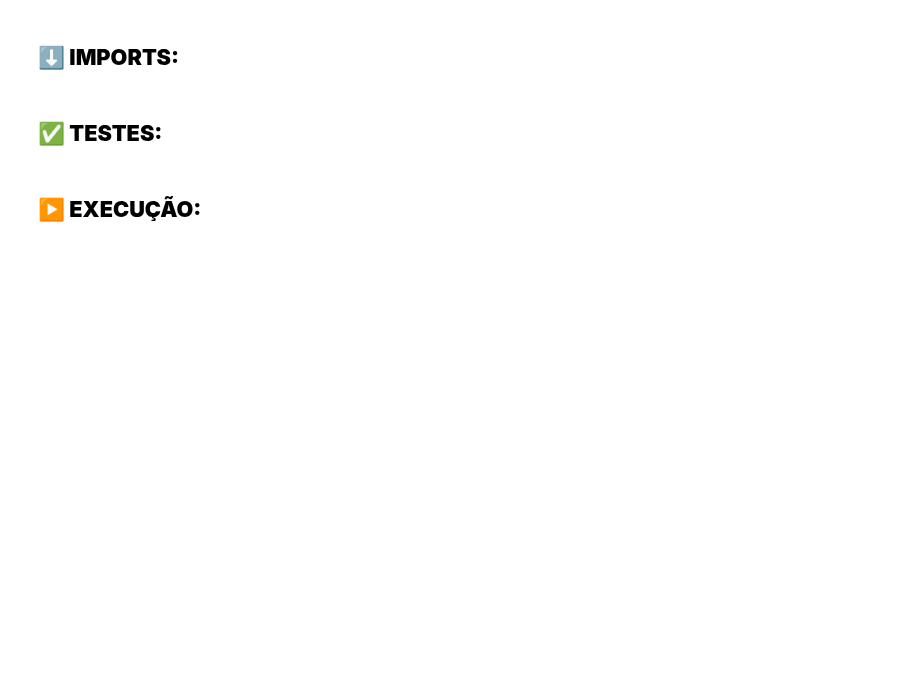
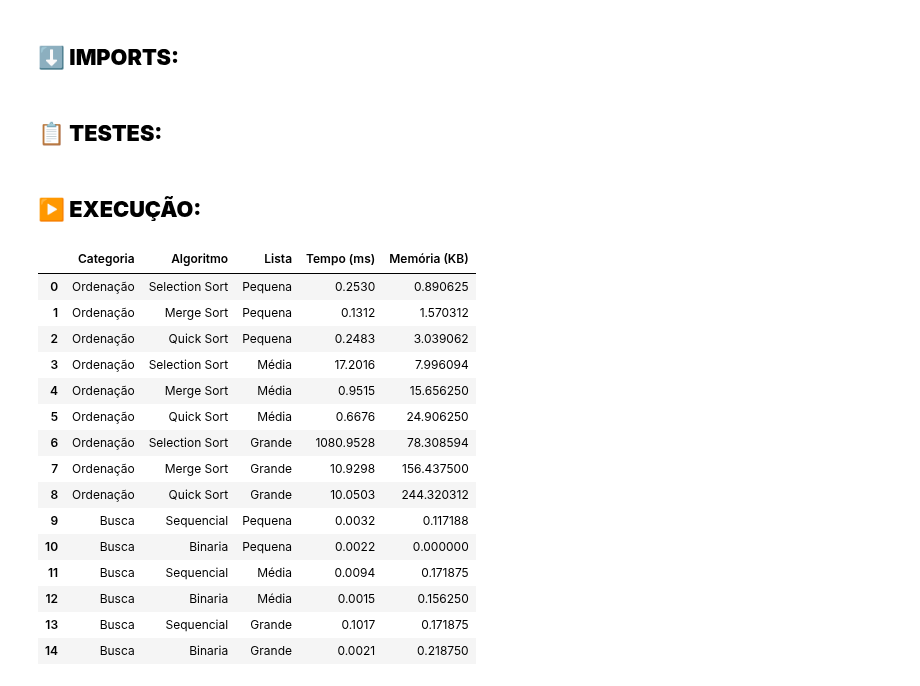
Before and after one commit to yRaffa/SPRINT3_DynamicProgramming, a Jupyter notebook: relatorio.ipynb, the cells around one changed output. Cells and saved outputs as stored; diff of their text form; code cells hidden in the pictures; blank space fills up the shorter version.

```diff
--- a/relatorio.ipynb
+++ b/relatorio.ipynb
@@ -36,5 +37,5 @@ import pandas as pd
 # %% [markdown]
-## **✅ TESTES:**
+## **📋 TESTES:**
 # %%
 # Listas de teste
 lista_testes = {
@@ -56,3 +57,52 @@ buscas = {
 }
 # %% [markdown]
 ## **▶️ EXECUÇÃO:**
+# %%
+resultados = []
+
+# Teste de Ordenações
+for nome_lista, lista in lista_testes.items():
+    for nome_algoritmo, func in ordenacoes.items():
+        dados = executar(func, lista)
+        resultados.append({
+            "Categoria": "Ordenação",
+            "Algoritmo": nome_algoritmo,
+            "Lista": nome_lista,
+            "Tempo (ms)": dados['tempo'],
+            "Memória (KB)": dados['memoria']
+        })
+
+# Teste de Buscas (em listas ordenadas)
+for nome_lista, lista in lista_testes.items():
+    lista_ordenada = sorted(lista)
+    valor = lista_ordenada[len(lista_ordenada)//2]  # valor do meio
+    for nome_algoritmo, func in buscas.items():
+        dados = executar(func, lista_ordenada, valor)
+        resultados.append({
+            "Categoria": "Busca",
+            "Algoritmo": nome_algoritmo,
+            "Lista": nome_lista,
+            "Tempo (ms)": dados['tempo'],
+            "Memória (KB)": dados['memoria']
+        })
+
+# Converter para DataFrame
+df = pd.DataFrame(resultados)
+df
+# %% [output]
+|  | Categoria | Algoritmo | Lista | Tempo (ms) | Memória (KB) |
+| 0 | Ordenação | Selection Sort | Pequena | 0.2530 | 0.890625 |
+| 1 | Ordenação | Merge Sort | Pequena | 0.1312 | 1.570312 |
+| 2 | Ordenação | Quick Sort | Pequena | 0.2483 | 3.039062 |
+| 3 | Ordenação | Selection Sort | Média | 17.2016 | 7.996094 |
+| 4 | Ordenação | Merge Sort | Média | 0.9515 | 15.656250 |
+| 5 | Ordenação | Quick Sort | Média | 0.6676 | 24.906250 |
+| 6 | Ordenação | Selection Sort | Grande | 1080.9528 | 78.308594 |
+| 7 | Ordenação | Merge Sort | Grande | 10.9298 | 156.437500 |
+| 8 | Ordenação | Quick Sort | Grande | 10.0503 | 244.320312 |
+| 9 | Busca | Sequencial | Pequena | 0.0032 | 0.117188 |
+| 10 | Busca | Binaria | Pequena | 0.0022 | 0.000000 |
+| 11 | Busca | Sequencial | Média | 0.0094 | 0.171875 |
+| 12 | Busca | Binaria | Média | 0.0015 | 0.156250 |
+| 13 | Busca | Sequencial | Grande | 0.1017 | 0.171875 |
+| 14 | Busca | Binaria | Grande | 0.0021 | 0.218750 |
```
Also changed, not shown: parts of 5 cells of this notebook, 1 other file.
